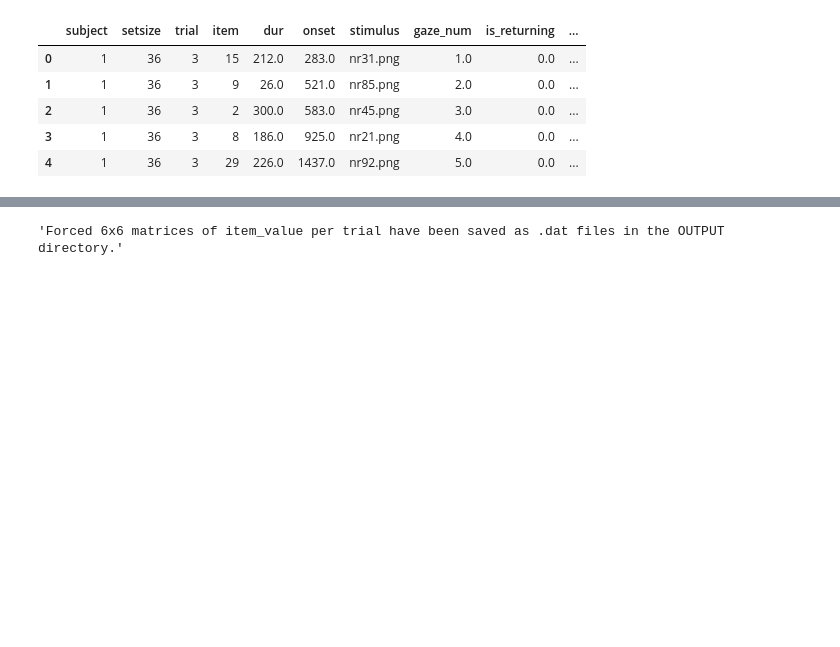
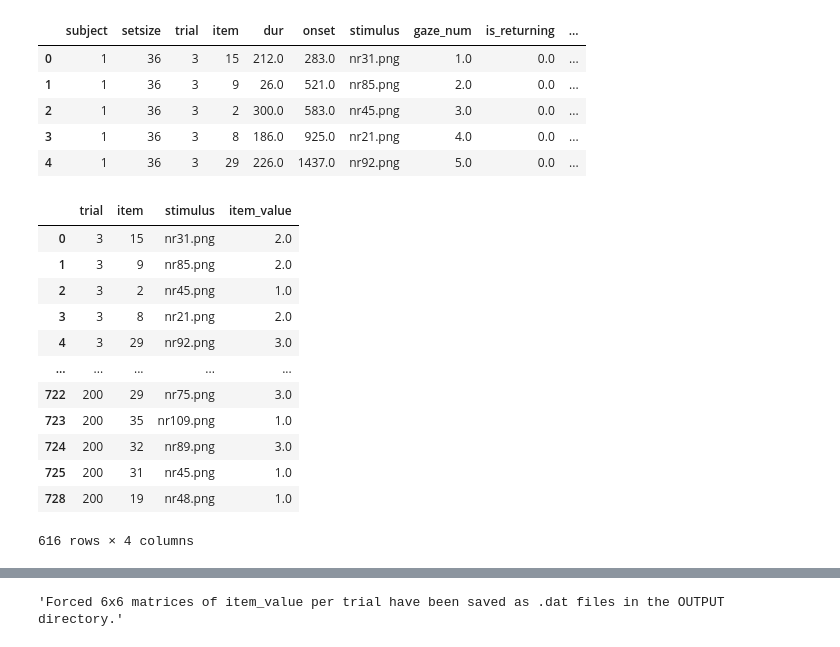
Before and after one commit to trondarild/many-item-choice, a Jupyter notebook: tat/extract_preferences.ipynb, the cells around one changed output, grey strips where cells are left out. Drawn from its saved outputs; the diff is of its cells as text; code cells hidden in the pictures; blank space fills up the shorter version.

```diff
--- a/tat/extract_preferences.ipynb
+++ b/tat/extract_preferences.ipynb
@@ -16,3 +16,20 @@ df.head()
 | 2 | 1 | 36 | 3 | 2 | 300.0 | 583.0 | nr45.png | 3.0 | 0.0 | ... |
 | 3 | 1 | 36 | 3 | 8 | 186.0 | 925.0 | nr21.png | 4.0 | 0.0 | ... |
 | 4 | 1 | 36 | 3 | 29 | 226.0 | 1437.0 | nr92.png | 5.0 | 0.0 | ... |
+# %%
+item_stim_df = df[['trial','item', 'stimulus', 'item_value']]
+item_stim_df.drop_duplicates(subset=['trial','item', 'stimulus'])
+# %% [output]
+|  | trial | item | stimulus | item_value |
+| 0 | 3 | 15 | nr31.png | 2.0 |
+| 1 | 3 | 9 | nr85.png | 2.0 |
+| 2 | 3 | 2 | nr45.png | 1.0 |
+| 3 | 3 | 8 | nr21.png | 2.0 |
+| 4 | 3 | 29 | nr92.png | 3.0 |
+| ... | ... | ... | ... | ... |
+| 722 | 200 | 29 | nr75.png | 3.0 |
+| 723 | 200 | 35 | nr109.png | 1.0 |
+| 724 | 200 | 32 | nr89.png | 3.0 |
+| 725 | 200 | 31 | nr45.png | 1.0 |
+| 728 | 200 | 19 | nr48.png | 1.0 |
+616 rows × 4 columns
```
Also changed, not shown: parts of 7 cells of this notebook, 2 other files.
